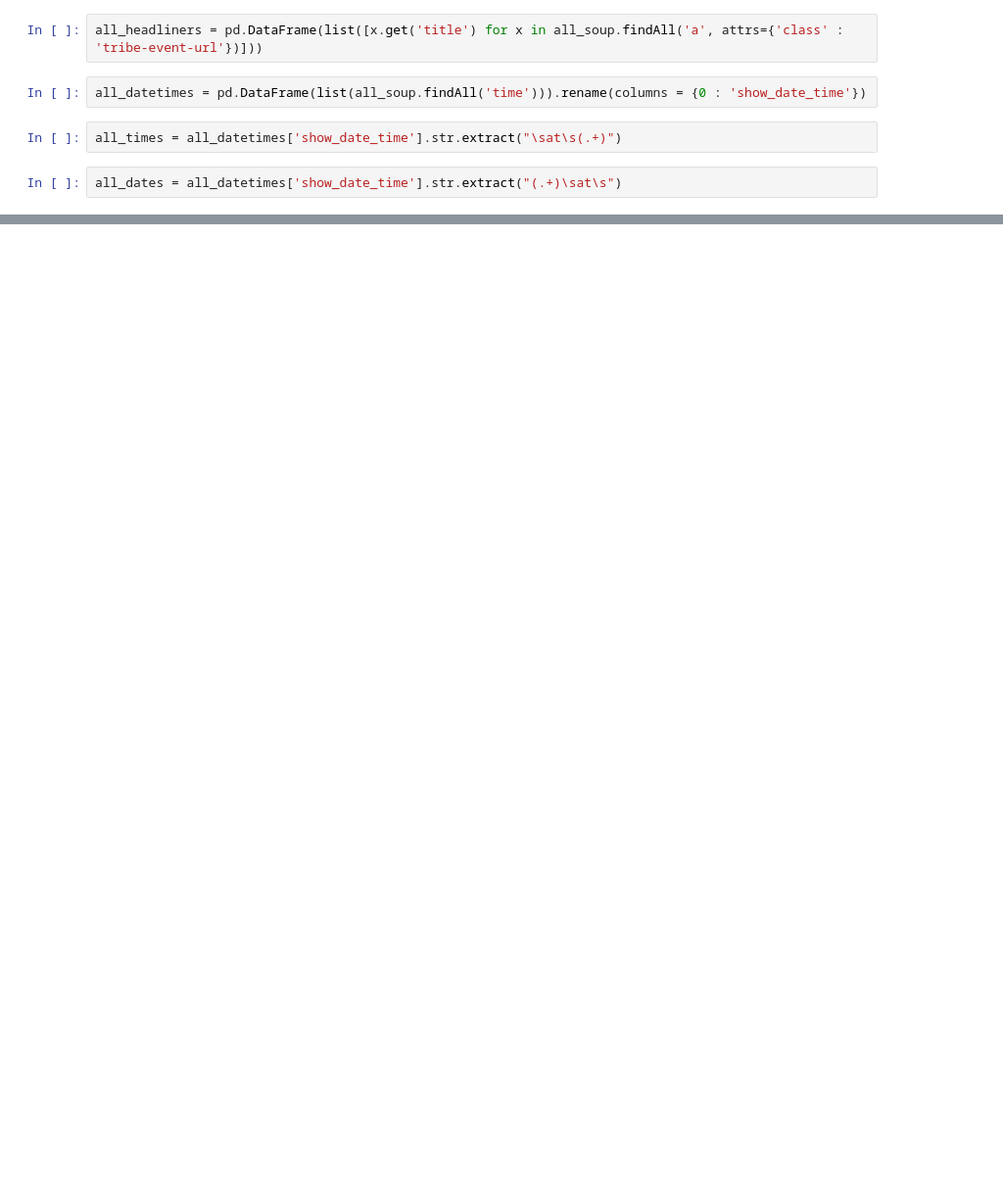
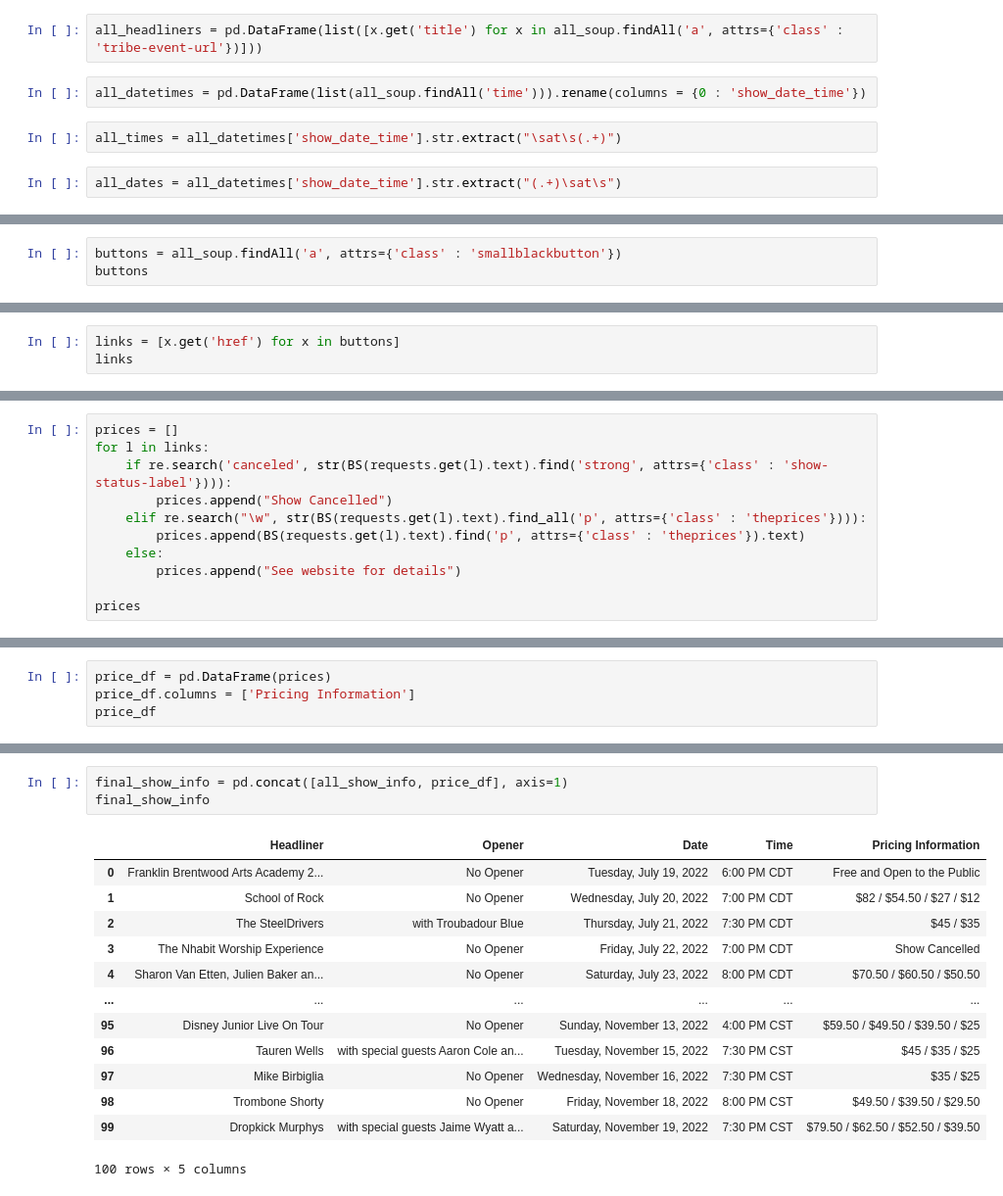
Before and after one commit to MWeissSharp/web_scraping_ryman-MWeissSharp, a Jupyter notebook: ryman_webscraping_mews.ipynb, the cells around one changed output, grey strips where cells are left out. Shown at 98% size. Cells and saved outputs as stored; diff of their text form; blank space fills up the shorter version.

```diff
--- a/ryman_webscraping_mews.ipynb
+++ b/ryman_webscraping_mews.ipynb
@@ -503,0 +713,3 @@ I'm close here, but in instances where there is both a "with ..." AND the same t
+# %%
+buttons = all_soup.findAll('a', attrs={'class' : 'smallblackbutton'})
+buttons
@@ -503,0 +734,3 @@ I'm close here, but in instances where there is both a "with ..." AND the same t
+# %%
+links = [x.get('href') for x in buttons]
+links
@@ -503,0 +761,11 @@ I'm close here, but in instances where there is both a "with ..." AND the same t
+# %%
+prices = []
+for l in links:
+    if re.search('canceled', str(BS(requests.get(l).text).find('strong', attrs={'class' : 'show-status-label'}))):
+        prices.append("Show Cancelled")
+    elif re.search("\w", str(BS(requests.get(l).text).find_all('p', attrs={'class' : 'theprices'}))):
+        prices.append(BS(requests.get(l).text).find('p', attrs={'class' : 'theprices'}).text)
+    else:
+        prices.append("See website for details")
+
+prices
@@ -503,0 +790,4 @@ I'm close here, but in instances where there is both a "with ..." AND the same t
+# %%
+price_df = pd.DataFrame(prices)
+price_df.columns = ['Pricing Information']
+price_df
@@ -503,0 +808,17 @@ I'm close here, but in instances where there is both a "with ..." AND the same t
+# %%
+final_show_info = pd.concat([all_show_info, price_df], axis=1)
+final_show_info
+# %% [output]
+|  | Headliner | Opener | Date | Time | Pricing Information |
+| 0 | Franklin Brentwood Arts Academy 2... | No Opener | Tuesday, July 19, 2022 | 6:00 PM CDT | Free and Open to the Public |
+| 1 | School of Rock | No Opener | Wednesday, July 20, 2022 | 7:00 PM CDT | $82 / $54.50 / $27 / $12 |
+| 2 | The SteelDrivers | with Troubadour Blue | Thursday, July 21, 2022 | 7:30 PM CDT | $45 / $35 |
+| 3 | The Nhabit Worship Experience | No Opener | Friday, July 22, 2022 | 7:00 PM CDT | Show Cancelled |
+| 4 | Sharon Van Etten, Julien Baker an... | No Opener | Saturday, July 23, 2022 | 8:00 PM CDT | $70.50 / $60.50 / $50.50 |
+| ... | ... | ... | ... | ... | ... |
+| 95 | Disney Junior Live On Tour | No Opener | Sunday, November 13, 2022 | 4:00 PM CST | $59.50 / $49.50 / $39.50 / $25 |
+| 96 | Tauren Wells | with special guests Aaron Cole an... | Tuesday, November 15, 2022 | 7:30 PM CST | $45 / $35 / $25 |
+| 97 | Mike Birbiglia | No Opener | Wednesday, November 16, 2022 | 7:30 PM CST | $35 / $25 |
+| 98 | Trombone Shorty | No Opener | Friday, November 18, 2022 | 8:00 PM CST | $49.50 / $39.50 / $29.50 |
+| 99 | Dropkick Murphys | with special guests Jaime Wyatt a... | Saturday, November 19, 2022 | 7:30 PM CST | $79.50 / $62.50 / $52.50 / $39.50 |
+100 rows × 5 columns
```
Also changed, not shown: parts of 46 cells of this notebook.
